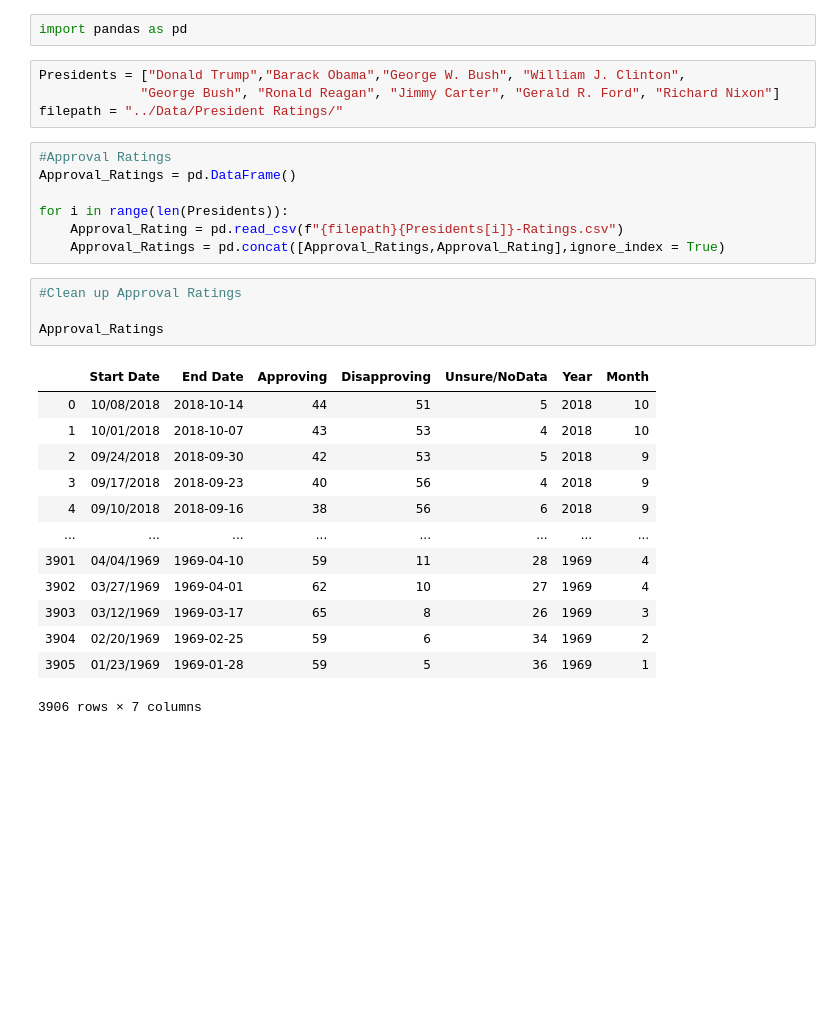
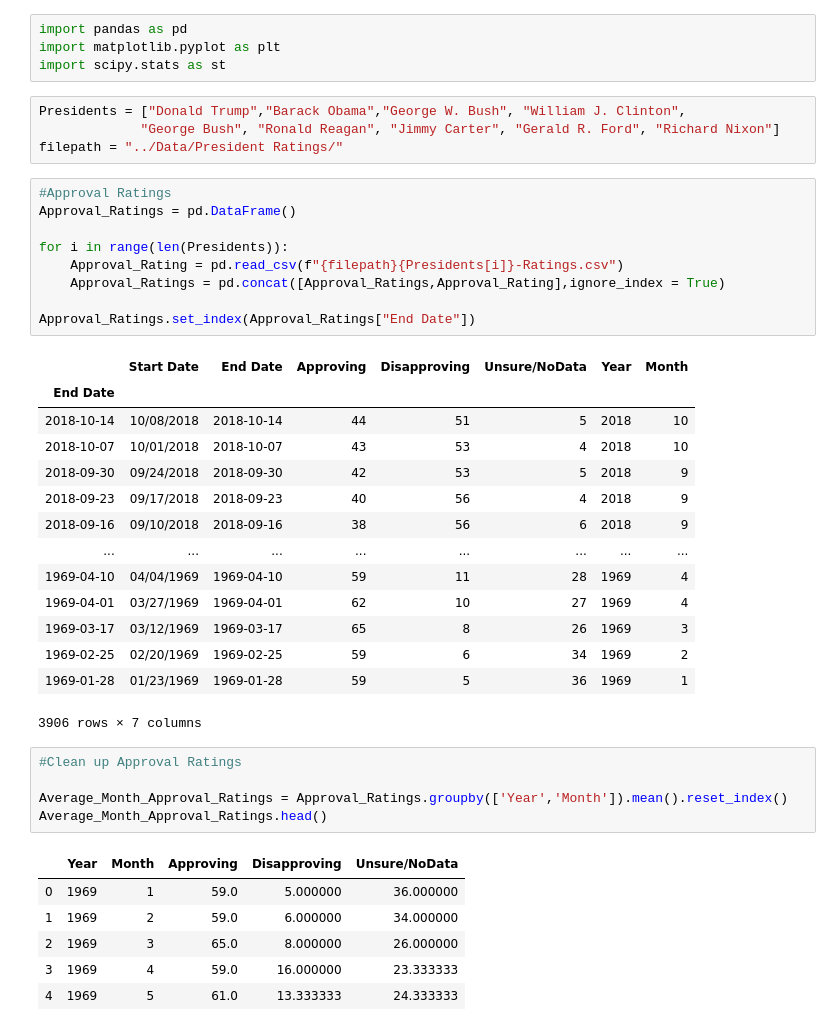
Before and after one commit to Mickkay22/UCI_Project_1_Team_5, a Jupyter notebook: Analysis/Approval Rating vs Unemployment Rate.ipynb, the cells around one changed output. Cells and saved outputs as stored; diff of their text form; blank space fills up the shorter version.

Commit message:
Reorganized and Added some progress for Unemployment Data

```diff
--- a/Analysis/Approval Rating vs Unemployment Rate.ipynb
+++ b/Analysis/Approval Rating vs Unemployment Rate.ipynb
@@ -1,5 +1,7 @@
-# %%
-import pandas as pd
+# %%
+import pandas as pd
+import matplotlib.pyplot as plt
+import scipy.stats as st
 # %%
 Presidents = ["Donald Trump","Barack Obama","George W. Bush", "William J. Clinton",
              "George Bush", "Ronald Reagan", "Jimmy Carter", "Gerald R. Ford", "Richard Nixon"]
@@ -11,21 +13,32 @@ Approval_Ratings = pd.DataFrame()
 for i in range(len(Presidents)):
     Approval_Rating = pd.read_csv(f"{filepath}{Presidents[i]}-Ratings.csv")
     Approval_Ratings = pd.concat([Approval_Ratings,Approval_Rating],ignore_index = True)
+
+Approval_Ratings.set_index(Approval_Ratings["End Date"])
+# %% [output]
+|  | Start Date | End Date | Approving | Disapproving | Unsure/NoData | Year | Month |
+| End Date |  |  |  |  |  |  |  |
+| 2018-10-14 | 10/08/2018 | 2018-10-14 | 44 | 51 | 5 | 2018 | 10 |
+| 2018-10-07 | 10/01/2018 | 2018-10-07 | 43 | 53 | 4 | 2018 | 10 |
+| 2018-09-30 | 09/24/2018 | 2018-09-30 | 42 | 53 | 5 | 2018 | 9 |
+| 2018-09-23 | 09/17/2018 | 2018-09-23 | 40 | 56 | 4 | 2018 | 9 |
+| 2018-09-16 | 09/10/2018 | 2018-09-16 | 38 | 56 | 6 | 2018 | 9 |
+| ... | ... | ... | ... | ... | ... | ... | ... |
+| 1969-04-10 | 04/04/1969 | 1969-04-10 | 59 | 11 | 28 | 1969 | 4 |
+| 1969-04-01 | 03/27/1969 | 1969-04-01 | 62 | 10 | 27 | 1969 | 4 |
+| 1969-03-17 | 03/12/1969 | 1969-03-17 | 65 | 8 | 26 | 1969 | 3 |
+| 1969-02-25 | 02/20/1969 | 1969-02-25 | 59 | 6 | 34 | 1969 | 2 |
+| 1969-01-28 | 01/23/1969 | 1969-01-28 | 59 | 5 | 36 | 1969 | 1 |
+3906 rows × 7 columns
 # %%
 #Clean up Approval Ratings
 
-Approval_Ratings
+Average_Month_Approval_Ratings = Approval_Ratings.groupby(['Year','Month']).mean().reset_index()
+Average_Month_Approval_Ratings.head()
 # %% [output]
-|  | Start Date | End Date | Approving | Disapproving | Unsure/NoData | Year | Month |
-| 0 | 10/08/2018 | 2018-10-14 | 44 | 51 | 5 | 2018 | 10 |
-| 1 | 10/01/2018 | 2018-10-07 | 43 | 53 | 4 | 2018 | 10 |
-| 2 | 09/24/2018 | 2018-09-30 | 42 | 53 | 5 | 2018 | 9 |
-| 3 | 09/17/2018 | 2018-09-23 | 40 | 56 | 4 | 2018 | 9 |
-| 4 | 09/10/2018 | 2018-09-16 | 38 | 56 | 6 | 2018 | 9 |
-| ... | ... | ... | ... | ... | ... | ... | ... |
-| 3901 | 04/04/1969 | 1969-04-10 | 59 | 11 | 28 | 1969 | 4 |
-| 3902 | 03/27/1969 | 1969-04-01 | 62 | 10 | 27 | 1969 | 4 |
-| 3903 | 03/12/1969 | 1969-03-17 | 65 | 8 | 26 | 1969 | 3 |
-| 3904 | 02/20/1969 | 1969-02-25 | 59 | 6 | 34 | 1969 | 2 |
-| 3905 | 01/23/1969 | 1969-01-28 | 59 | 5 | 36 | 1969 | 1 |
+|  | Year | Month | Approving | Disapproving | Unsure/NoData |
+| 0 | 1969 | 1 | 59.0 | 5.000000 | 36.000000 |
+| 1 | 1969 | 2 | 59.0 | 6.000000 | 34.000000 |
+| 2 | 1969 | 3 | 65.0 | 8.000000 | 26.000000 |
+| 3 | 1969 | 4 | 59.0 | 16.000000 | 23.333333 |
+| 4 | 1969 | 5 | 61.0 | 13.333333 | 24.333333 |
-3906 rows × 7 columns
```
Also changed, not shown: parts of 5 cells of this notebook, 29 other files.
